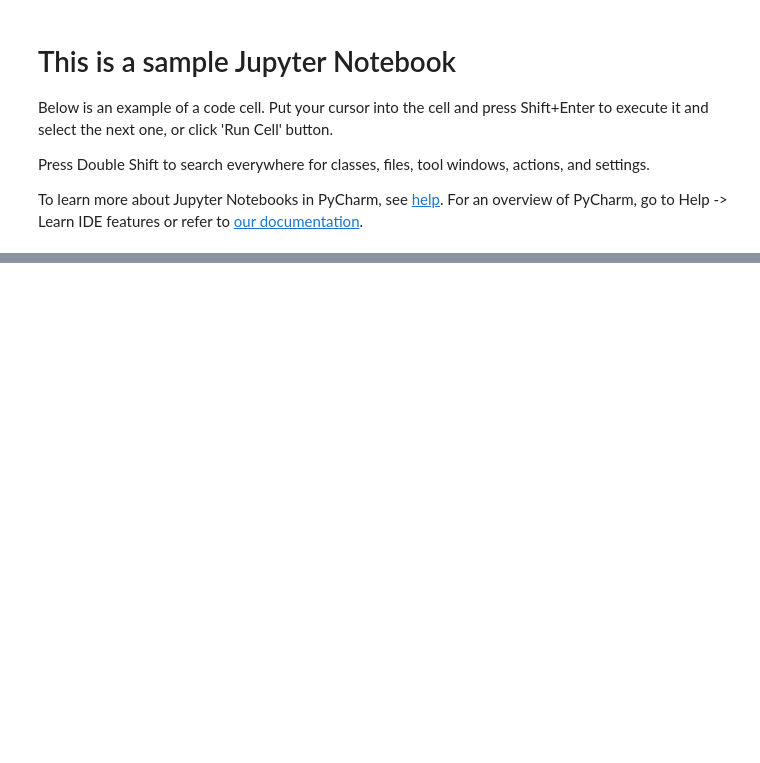
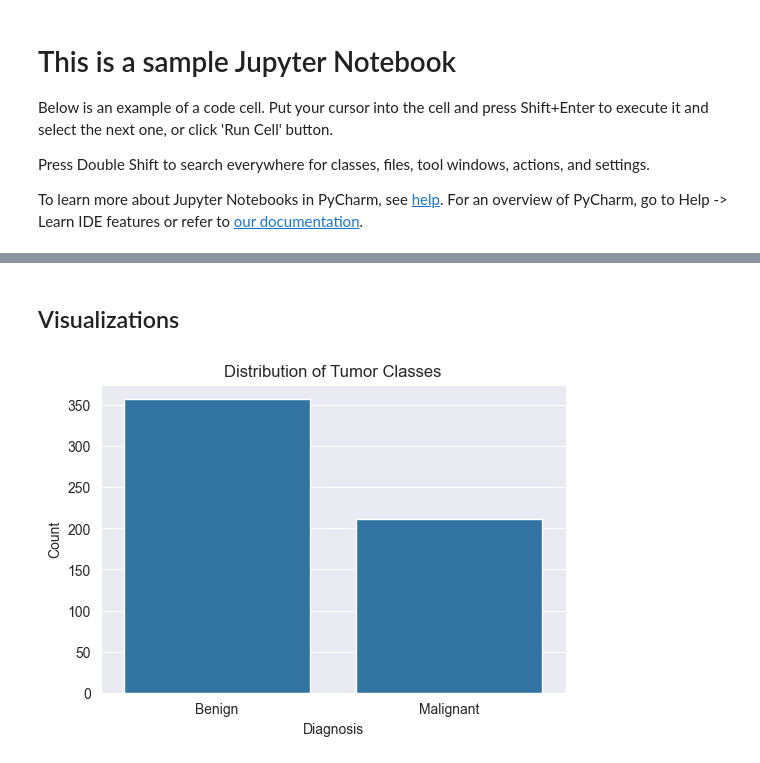
Before and after one commit to rezgui-yessin/cancer-breast-v2, a Jupyter notebook: sample.ipynb, the cells around one changed output, grey strips where cells are left out. Drawn from its saved outputs; the diff is of its cells as text; code cells hidden in the pictures; blank space fills up the shorter version.

```diff
--- a/sample.ipynb
+++ b/sample.ipynb
@@ -22,3 +37,9 @@ df = pd.read_csv("data/data.csv")
 # %%
-df.head()
+# Drop unnecessary columns
+df.drop(['id', 'Unnamed: 32'], axis=1, inplace=True)
+
+# Encode target variable (M = 1, B = 0)
+df['diagnosis'] = df['diagnosis'].map({'M': 1, 'B': 0})
+
+df.info()
 # %% [output]
@@ -32,3 +62,0 @@ df.head()
-# %%
-# Drop unnecessary columns
-df = df.drop(['id','Unnamed: 32'], axis=1)
@@ -37,0 +76,13 @@ df['diagnosis'] = df['diagnosis'].map({'M':1, 'B':0})
+# %% [markdown]
+##  Visualizations
+# %%
+# class Distrubtion
+plt.figure(figsize=(6,4))
+sns.countplot(x='diagnosis', data=df)
+plt.xticks([0,1], ['Benign', 'Malignant'])
+plt.title("Distribution of Tumor Classes")
+plt.xlabel("Diagnosis")
+plt.ylabel("Count")
+plt.show()
+# %% [output]
+[figure, added]
```
Also changed, not shown: parts of 21 cells of this notebook.
